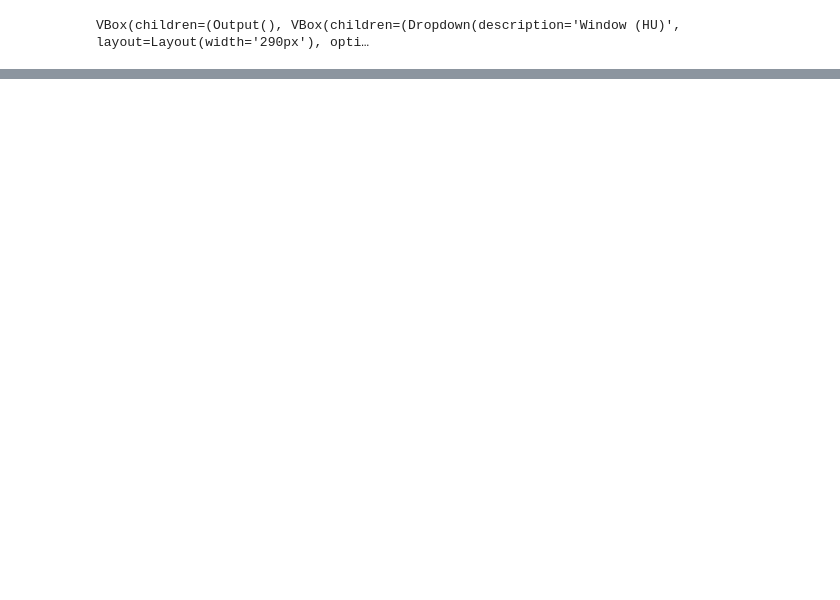
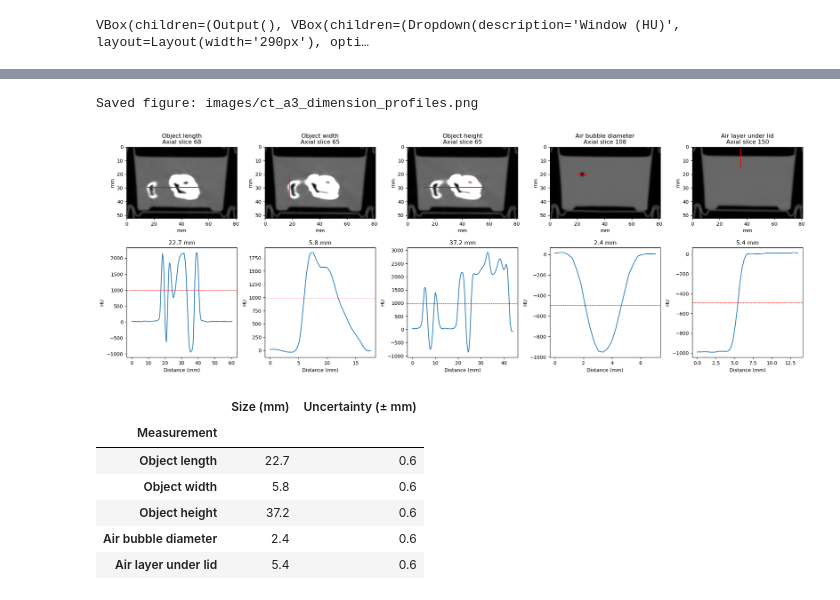
Before and after one commit to Adam5760/22481_Project_Group3A, a Jupyter notebook: notebooks/02_ct_analysis.ipynb, the cells around one changed output, grey strips where cells are left out. Cells and saved outputs as stored; diff of their text form; code cells hidden in the pictures; blank space fills up the shorter version.

```diff
--- a/notebooks/02_ct_analysis.ipynb
+++ b/notebooks/02_ct_analysis.ipynb
@@ -409,0 +371,52 @@ The outline of the segmented object is drawn on slices through its centre, to ch
+# %%
+# Placeholder: start and end points in voxels (z, y, x) of the cropped volume
+# "kind": "dense" for the dense object, "air" for air bubbles or air layers
+MEASURE_LINES = {
+    "Object length":          {"p0": (30, 50, 25),  "p1": (105, 50, 90), "kind": "dense"},
+    "Object width":           {"p0": (65, 35, 30),  "p1": (65, 65, 30),  "kind": "dense"},
+    "Object height":          {"p0": (65, 50, 20),  "p1": (65, 50, 95),  "kind": "dense"},
+    "Air bubble diameter":    {"p0": (108, 34, 34), "p1": (108, 34, 46), "kind": "air"},
+    "Air layer under lid":    {"p0": (150, 2, 60),  "p1": (150, 25, 60), "kind": "air"},
+}
+
+fill_level = float(np.median(ct_a3[inside & ~obj]))        # Typical filling value
+obj_level  = float(np.median(ct_a3[obj]))                  # Typical object value
+air_level  = -1000.0                                       # Air by definition
+levels = {"dense": (fill_level + obj_level) / 2, "air": (fill_level + air_level) / 2}
+
+n_lines = len(MEASURE_LINES)
+fig, ax = plt.subplots(2, n_lines, figsize=(4 * n_lines, 7), constrained_layout=True)
+rows = []
+for k, (name, L) in enumerate(MEASURE_LINES.items()):
+    dist, vals = line_profile(ct_a3, ct_spacing, L["p0"], L["p1"])
+    level = levels[L["kind"]]
+    w = width_crossing(dist, vals, level, above=(L["kind"] == "dense"))
+    rows.append({"Measurement": name, "Size (mm)": round(w, 1),
+                 "Uncertainty (± mm)": round(max(ct_spacing), 1)})   # ~1 voxel
+
+    # Top: line on the axial slice through its midpoint
+    zm = int(round((L["p0"][0] + L["p1"][0]) / 2))
+    show_slice(ax[0, k], ct_a3[zm], (dy, dx), vmin=-1000, vmax=1500)
+    ax[0, k].plot([(L["p0"][2] + 0.5) * dx, (L["p1"][2] + 0.5) * dx],
+                  [(L["p0"][1] + 0.5) * dy, (L["p1"][1] + 0.5) * dy], c="r")
+    ax[0, k].set_title(f"{name}\n{ct_names[0]} slice {zm}")
+
+    # Bottom: profile with the level used
+    ax[1, k].plot(dist, vals)
+    ax[1, k].axhline(level, c="r", ls="--", lw=0.8)
+    ax[1, k].set_title(f"{w:.1f} mm"); ax[1, k].set_xlabel("Distance (mm)"); ax[1, k].set_ylabel("HU")
+save_figure(fig, "ct_a3_dimension_profiles")
+plt.show()
+
+manual_dims = pd.DataFrame(rows).set_index("Measurement")
+manual_dims
+# %% [output]
+Saved figure: images/ct_a3_dimension_profiles.png
+[figure, added]
+|  | Size (mm) | Uncertainty (± mm) |
+| Measurement |  |  |
+| Object length | 22.7 | 0.6 |
+| Object width | 5.8 | 0.6 |
+| Object height | 37.2 | 0.6 |
+| Air bubble diameter | 2.4 | 0.6 |
+| Air layer under lid | 5.4 | 0.6 |
```
Also changed, not shown: parts of 75 cells of this notebook.
